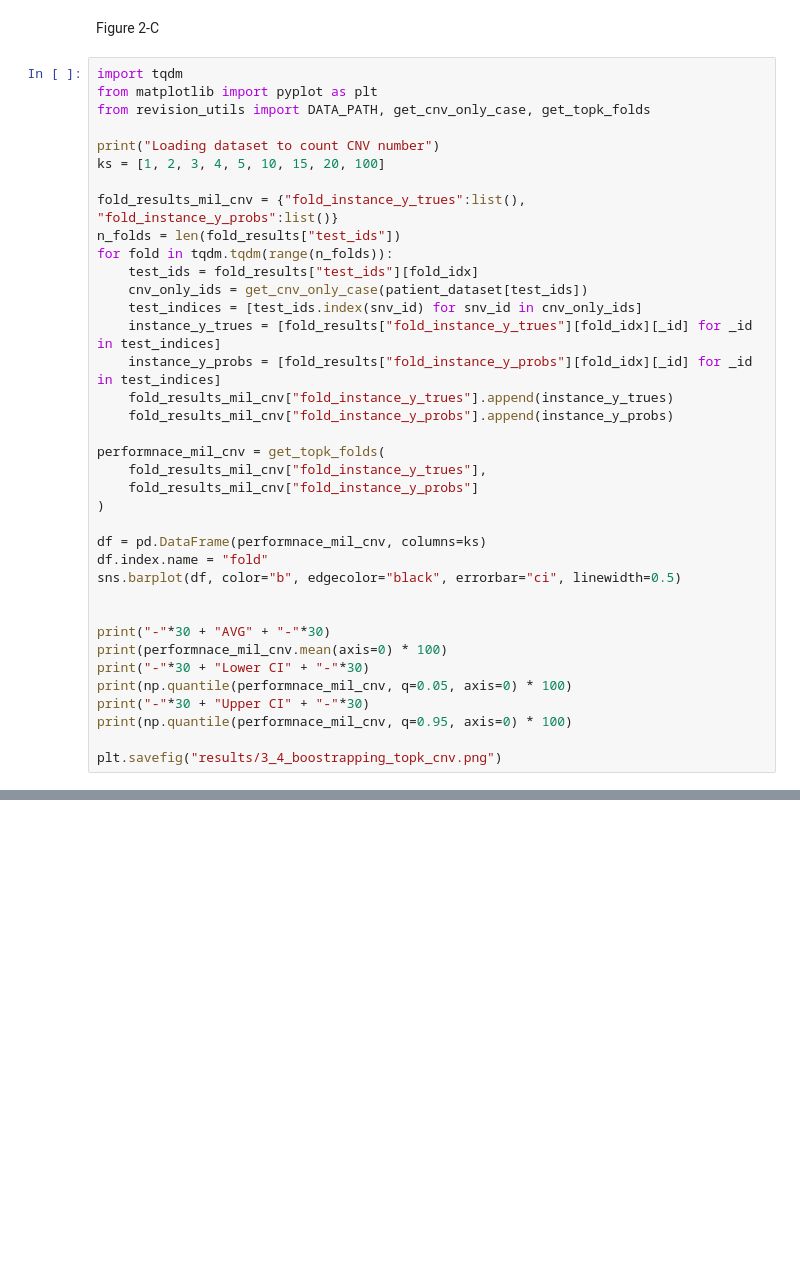
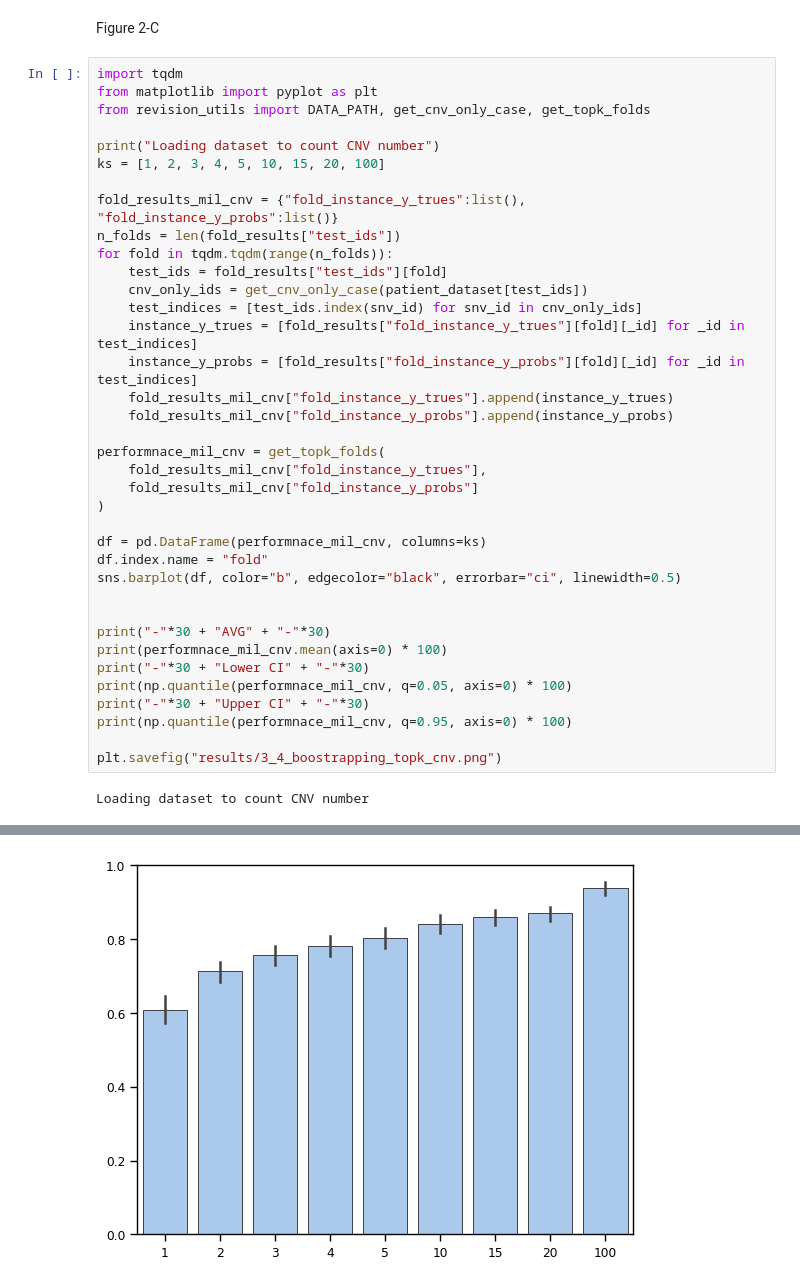
Before and after one commit to 4pygmalion/ASC3, a Jupyter notebook: results/revision/1_4_train_boostrapping_figure.ipynb, the cells around one changed output, grey strips where cells are left out. Saved outputs shown, nothing was run; the diff lists cells and outputs as text; blank space fills up the shorter version.

```diff
--- a/results/revision/1_4_train_boostrapping_figure.ipynb
+++ b/results/revision/1_4_train_boostrapping_figure.ipynb
@@ -142,11 +151,11 @@ ks = [1, 2, 3, 4, 5, 10, 15, 20, 100]
 fold_results_mil_cnv = {"fold_instance_y_trues":list(), "fold_instance_y_probs":list()}
 n_folds = len(fold_results["test_ids"])
 for fold in tqdm.tqdm(range(n_folds)):
-    test_ids = fold_results["test_ids"][fold_idx]
+    test_ids = fold_results["test_ids"][fold]
     cnv_only_ids = get_cnv_only_case(patient_dataset[test_ids])
     test_indices = [test_ids.index(snv_id) for snv_id in cnv_only_ids]
-    instance_y_trues = [fold_results["fold_instance_y_trues"][fold_idx][_id] for _id in test_indices]
-    instance_y_probs = [fold_results["fold_instance_y_probs"][fold_idx][_id] for _id in test_indices]
+    instance_y_trues = [fold_results["fold_instance_y_trues"][fold][_id] for _id in test_indices]
+    instance_y_probs = [fold_results["fold_instance_y_probs"][fold][_id] for _id in test_indices]
     fold_results_mil_cnv["fold_instance_y_trues"].append(instance_y_trues)
     fold_results_mil_cnv["fold_instance_y_probs"].append(instance_y_probs)
 
@@ -168,3 +177,5 @@ print("-"*30 + "Upper CI" + "-"*30)
 print(np.quantile(performnace_mil_cnv, q=0.95, axis=0) * 100)
 
 plt.savefig("results/3_4_boostrapping_topk_cnv.png")
+# %% [output]
+Loading dataset to count CNV number
@@ -170,0 +191 @@ plt.savefig("results/3_4_boostrapping_topk_cnv.png")
+[figure, added]
```
Also changed, not shown: parts of 4 cells of this notebook, 4 other files.
